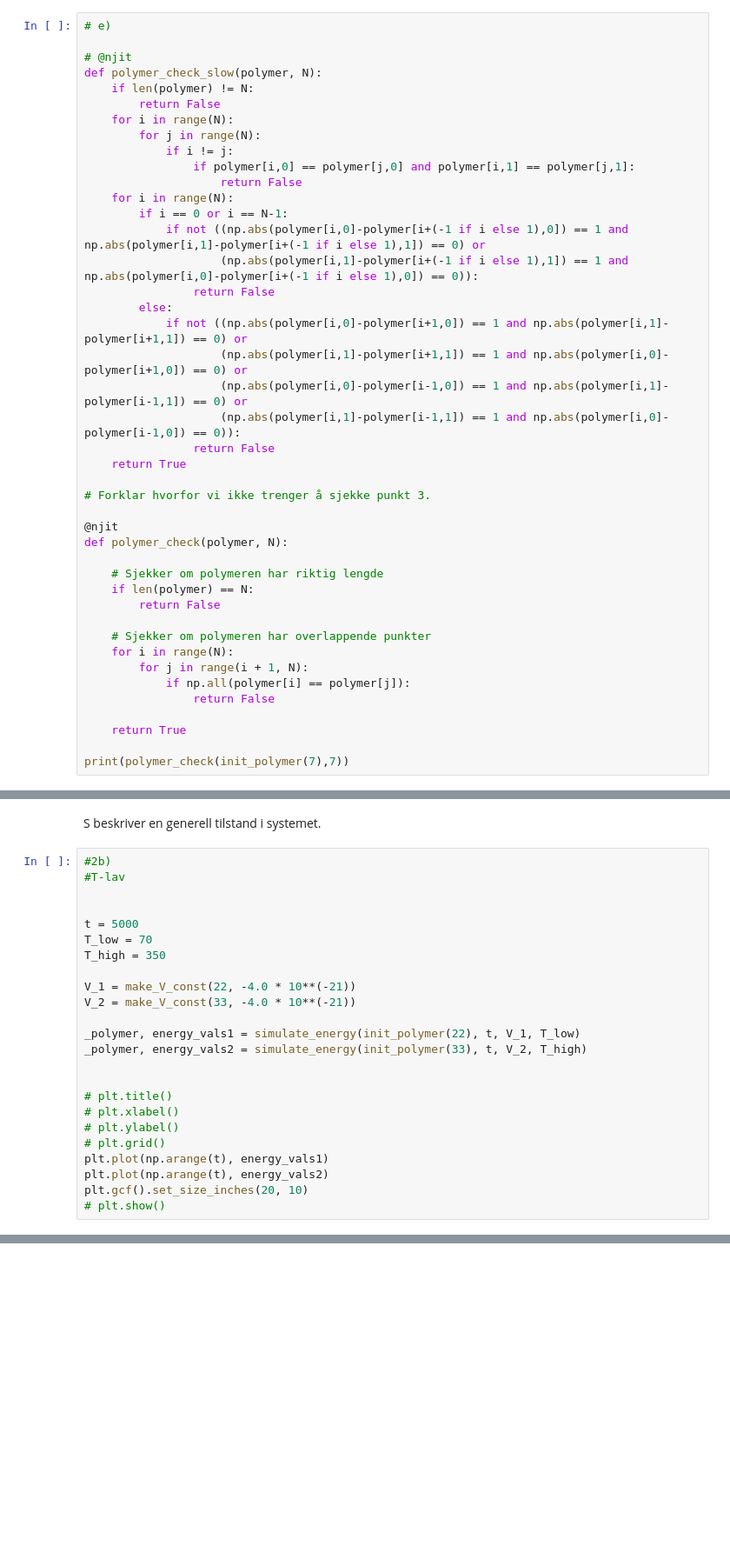
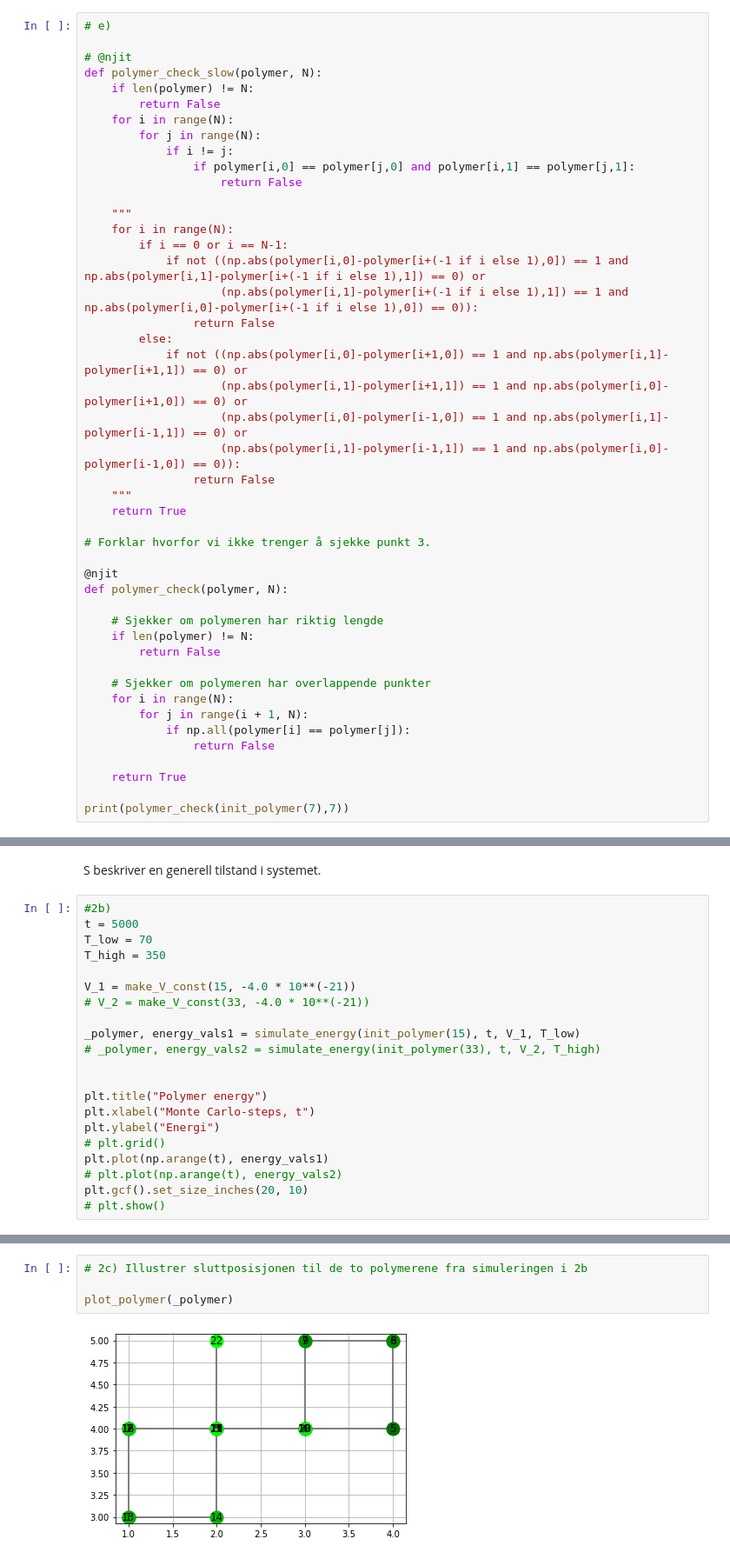
Before and after one commit to hannaroed/Vitber-bio, a Jupyter notebook: bio.ipynb, the cells around one changed output, grey strips where cells are left out. Shown at 87% size. Cells and saved outputs as stored; diff of their text form; blank space fills up the shorter version.

```diff
--- a/bio.ipynb
+++ b/bio.ipynb
@@ -89,6 +117,8 @@ def polymer_check_slow(polymer, N):
             if i != j:
                 if polymer[i,0] == polymer[j,0] and polymer[i,1] == polymer[j,1]:
                     return False
+
+    """
     for i in range(N):
         if i == 0 or i == N-1:
             if not ((np.abs(polymer[i,0]-polymer[i+(-1 if i else 1),0]) == 1 and np.abs(polymer[i,1]-polymer[i+(-1 if i else 1),1]) == 0) or
@@ -100,6 +130,7 @@ def polymer_check_slow(polymer, N):
                     (np.abs(polymer[i,0]-polymer[i-1,0]) == 1 and np.abs(polymer[i,1]-polymer[i-1,1]) == 0) or
                     (np.abs(polymer[i,1]-polymer[i-1,1]) == 1 and np.abs(polymer[i,0]-polymer[i-1,0]) == 0)):
                 return False
+    """
     return True
 
 # Forklar hvorfor vi ikke trenger å sjekke punkt 3.
@@ -108,7 +139,7 @@ def polymer_check_slow(polymer, N):
 def polymer_check(polymer, N):
 
     # Sjekker om polymeren har riktig lengde
-    if len(polymer) == N:
+    if len(polymer) != N:
         return False
 
     # Sjekker om polymeren har overlappende punkter
@@ -315,25 +386,22 @@ def simulate_energy(polymer, N_s, V, T, max_iter=100_000):
 S beskriver en generell tilstand i systemet.
 # %%
 #2b)
-#T-lav
-
-
 t = 5000
 T_low = 70
 T_high = 350
 
-V_1 = make_V_const(22, -4.0 * 10**(-21))
-V_2 = make_V_const(33, -4.0 * 10**(-21))
+V_1 = make_V_const(15, -4.0 * 10**(-21))
+# V_2 = make_V_const(33, -4.0 * 10**(-21))
 
-_polymer, energy_vals1 = simulate_energy(init_polymer(22), t, V_1, T_low)
-_polymer, energy_vals2 = simulate_energy(init_polymer(33), t, V_2, T_high)
+_polymer, energy_vals1 = simulate_energy(init_polymer(15), t, V_1, T_low)
+# _polymer, energy_vals2 = simulate_energy(init_polymer(33), t, V_2, T_high)
 
 
-# plt.title()
-# plt.xlabel()
-# plt.ylabel()
+plt.title("Polymer energy")
+plt.xlabel("Monte Carlo-steps, t")
+plt.ylabel("Energi")
 # plt.grid()
 plt.plot(np.arange(t), energy_vals1)
-plt.plot(np.arange(t), energy_vals2)
+# plt.plot(np.arange(t), energy_vals2)
 plt.gcf().set_size_inches(20, 10)
 # plt.show()
@@ -339,0 +410,6 @@ plt.gcf().set_size_inches(20, 10)
+# %%
+# 2c) Illustrer sluttposisjonen til de to polymerene fra simuleringen i 2b
+
+plot_polymer(_polymer)
+# %% [output]
+[figure, added]
```
Also changed, not shown: parts of 24 cells of this notebook.
